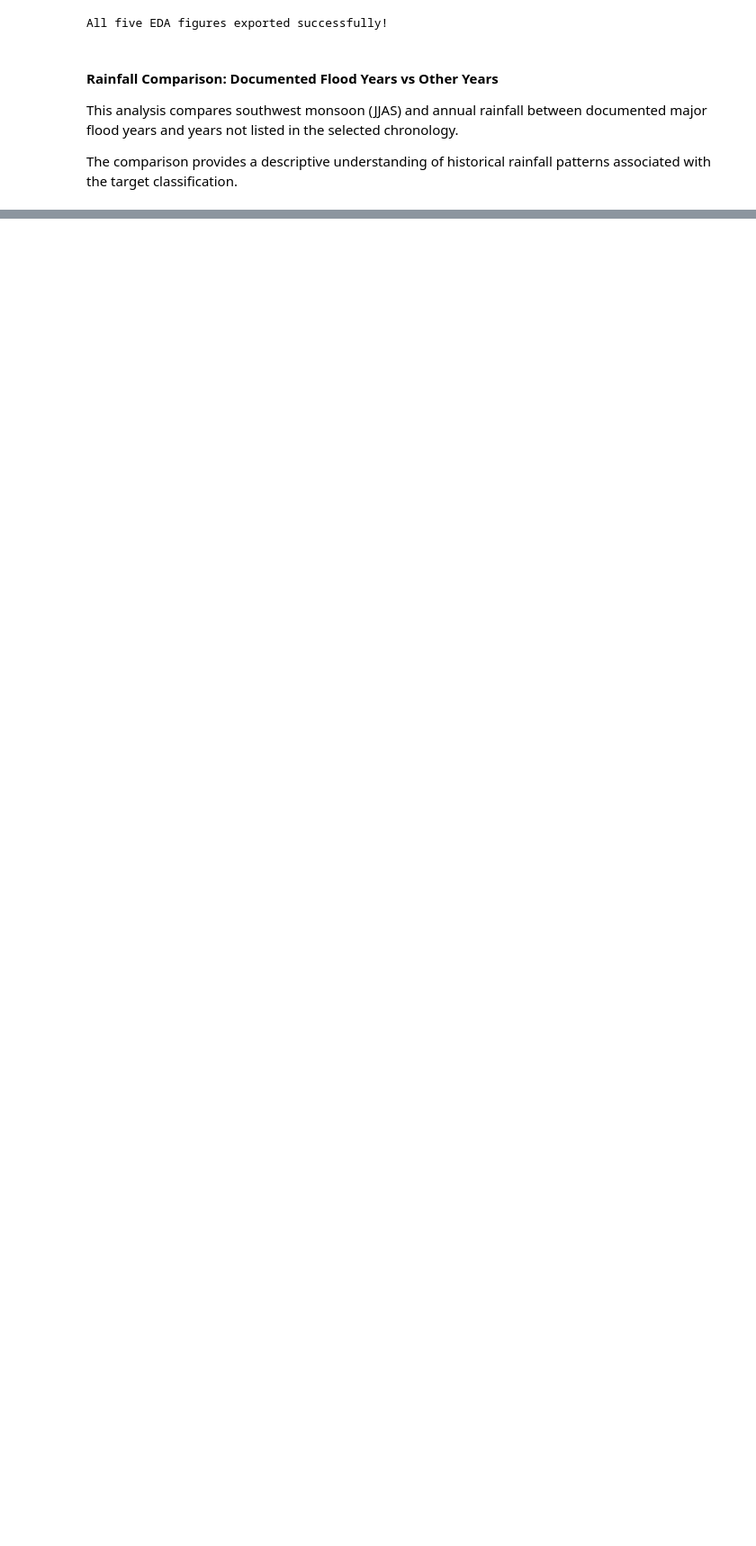
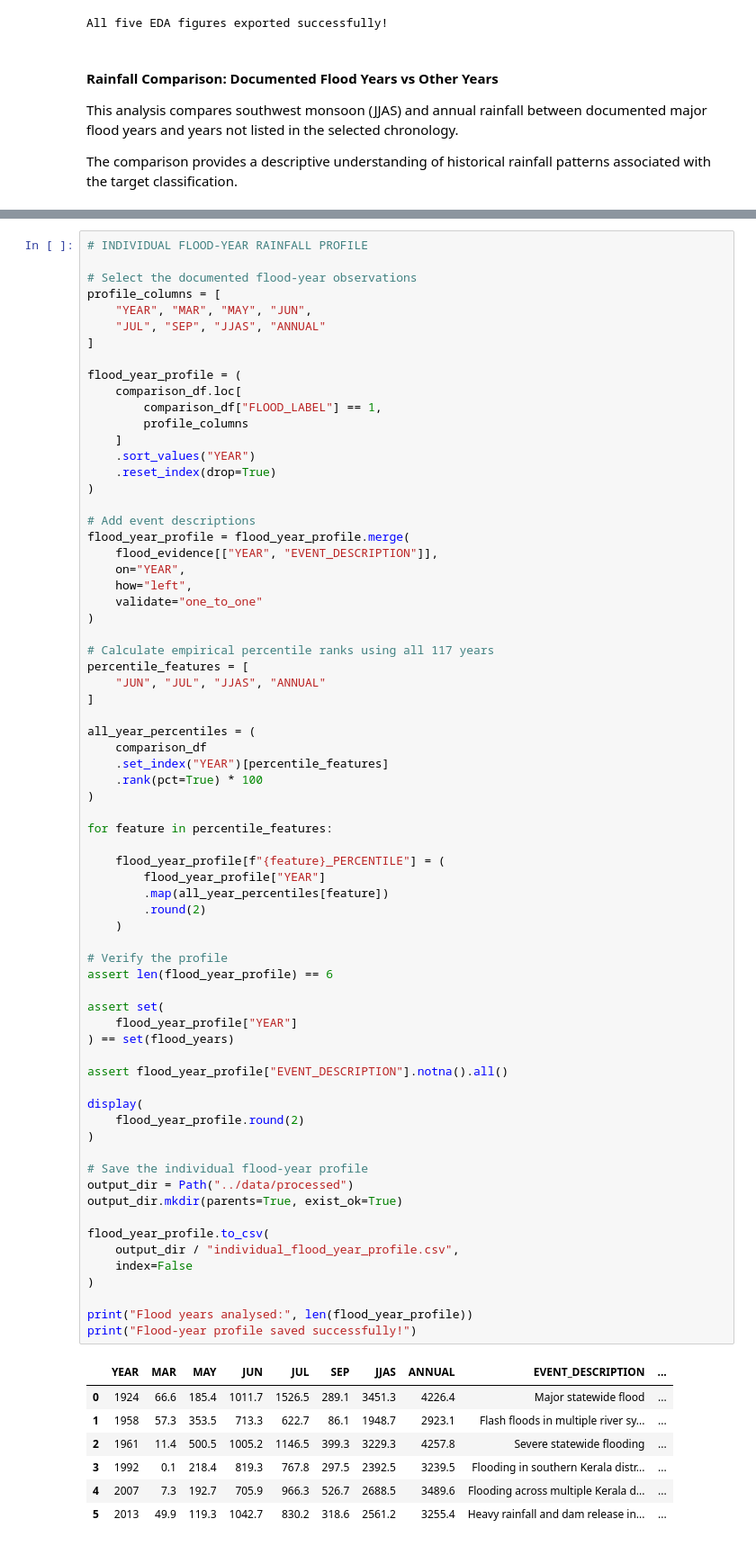
Before and after one commit to meppyy/ml-project, a Jupyter notebook: notebooks/01_data_exploration.ipynb, the cells around one changed output, grey strips where cells are left out. Shown at 90% size. Cells and saved outputs as stored; diff of their text form; blank space fills up the shorter version.

Commit message:
enhance flood-specific EDA and validate dataset labels

```diff
--- a/notebooks/01_data_exploration.ipynb
+++ b/notebooks/01_data_exploration.ipynb
@@ -518,0 +757,77 @@ EDA comparison figure saved successfully!
+# %%
+# INDIVIDUAL FLOOD-YEAR RAINFALL PROFILE
+
+# Select the documented flood-year observations
+profile_columns = [
+    "YEAR", "MAR", "MAY", "JUN",
+    "JUL", "SEP", "JJAS", "ANNUAL"
+]
+
+flood_year_profile = (
+    comparison_df.loc[
+        comparison_df["FLOOD_LABEL"] == 1,
+        profile_columns
+    ]
+    .sort_values("YEAR")
+    .reset_index(drop=True)
+)
+
+# Add event descriptions
+flood_year_profile = flood_year_profile.merge(
+    flood_evidence[["YEAR", "EVENT_DESCRIPTION"]],
+    on="YEAR",
+    how="left",
+    validate="one_to_one"
+)
+
+# Calculate empirical percentile ranks using all 117 years
+percentile_features = [
+    "JUN", "JUL", "JJAS", "ANNUAL"
+]
+
+all_year_percentiles = (
+    comparison_df
+    .set_index("YEAR")[percentile_features]
+    .rank(pct=True) * 100
+)
+
+for feature in percentile_features:
+
+    flood_year_profile[f"{feature}_PERCENTILE"] = (
+        flood_year_profile["YEAR"]
+        .map(all_year_percentiles[feature])
+        .round(2)
+    )
+
+# Verify the profile
+assert len(flood_year_profile) == 6
+
+assert set(
+    flood_year_profile["YEAR"]
+) == set(flood_years)
+
+assert flood_year_profile["EVENT_DESCRIPTION"].notna().all()
+
+display(
+    flood_year_profile.round(2)
+)
+
+# Save the individual flood-year profile
+output_dir = Path("../data/processed")
+output_dir.mkdir(parents=True, exist_ok=True)
+
+flood_year_profile.to_csv(
+    output_dir / "individual_flood_year_profile.csv",
+    index=False
+)
+
+print("Flood years analysed:", len(flood_year_profile))
+print("Flood-year profile saved successfully!")
+# %% [output]
+|  | YEAR | MAR | MAY | JUN | JUL | SEP | JJAS | ANNUAL | EVENT_DESCRIPTION | ... |
+| 0 | 1924 | 66.6 | 185.4 | 1011.7 | 1526.5 | 289.1 | 3451.3 | 4226.4 | Major statewide flood | ... |
+| 1 | 1958 | 57.3 | 353.5 | 713.3 | 622.7 | 86.1 | 1948.7 | 2923.1 | Flash floods in multiple river sy... | ... |
+| 2 | 1961 | 11.4 | 500.5 | 1005.2 | 1146.5 | 399.3 | 3229.3 | 4257.8 | Severe statewide flooding | ... |
+| 3 | 1992 | 0.1 | 218.4 | 819.3 | 767.8 | 297.5 | 2392.5 | 3239.5 | Flooding in southern Kerala distr... | ... |
+| 4 | 2007 | 7.3 | 192.7 | 705.9 | 966.3 | 526.7 | 2688.5 | 3489.6 | Flooding across multiple Kerala d... | ... |
+| 5 | 2013 | 49.9 | 119.3 | 1042.7 | 830.2 | 318.6 | 2561.2 | 3255.4 | Heavy rainfall and dam release in... | ... |
```
Also changed, not shown: parts of 7 cells of this notebook, 5 other files.
